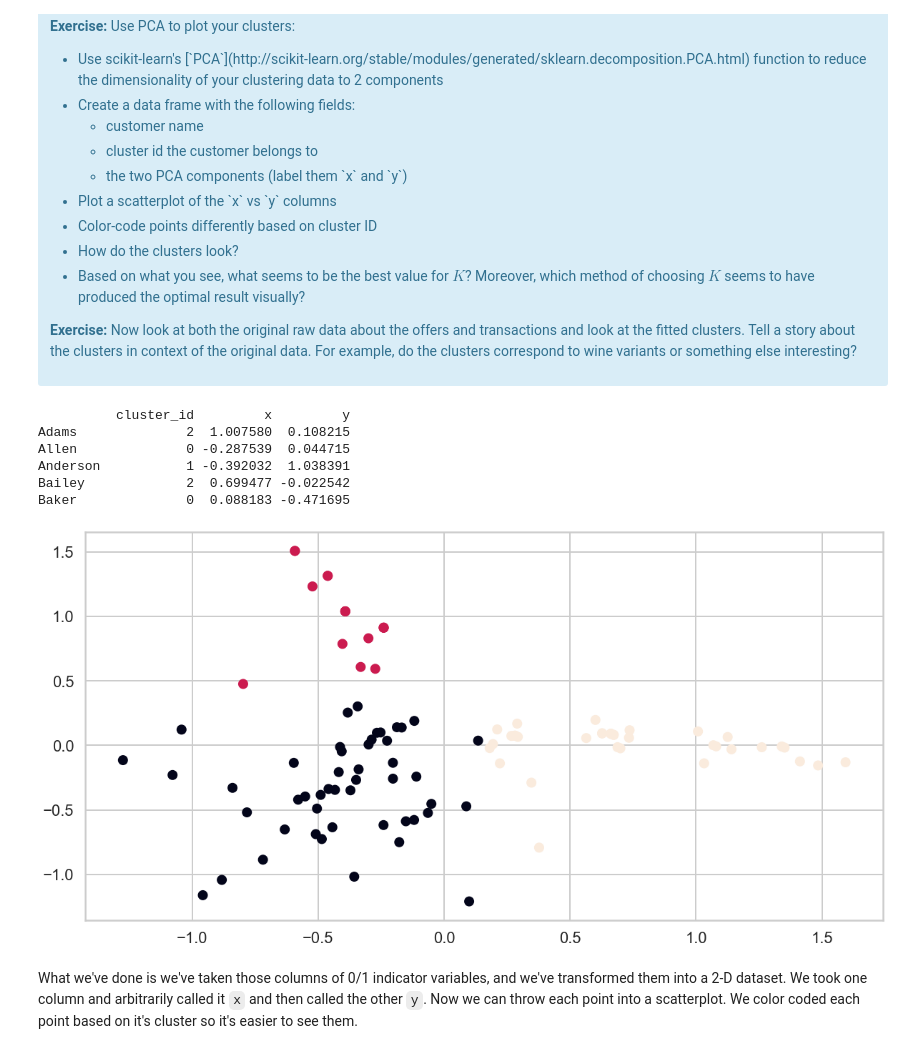
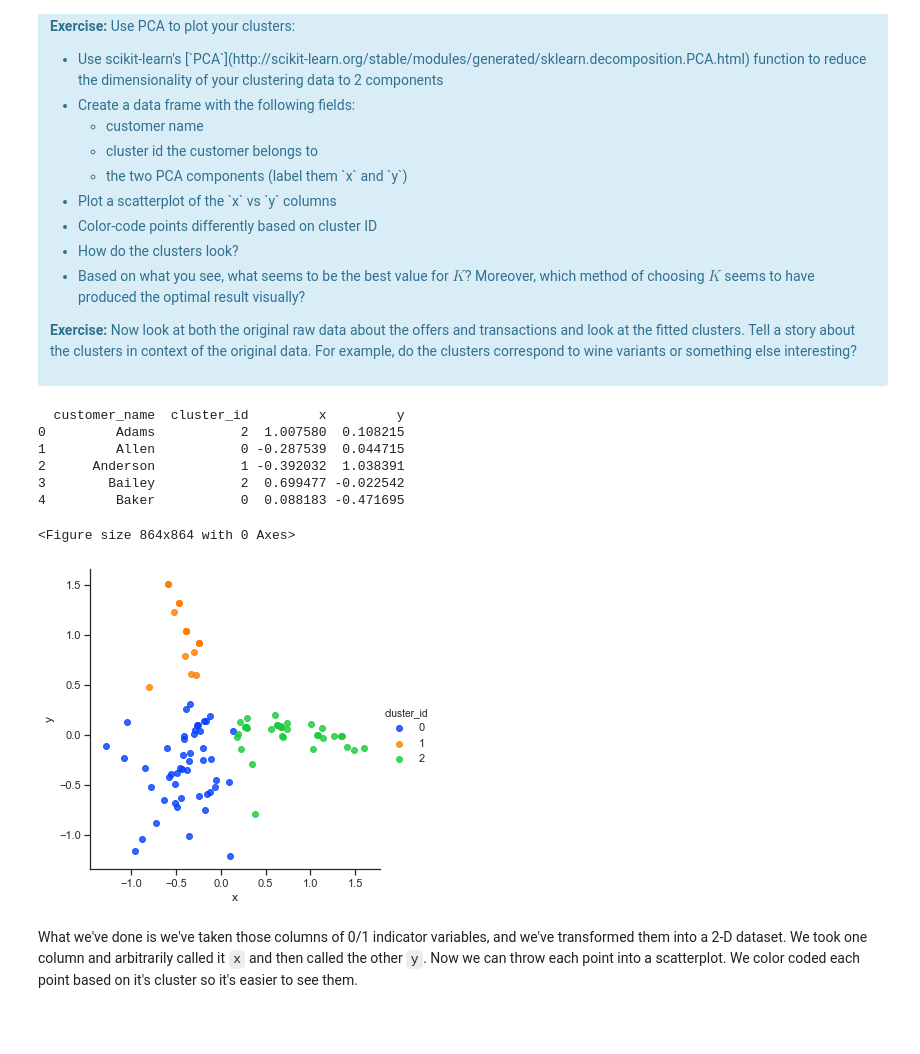
Before and after one commit to BhaskarCS/Springboard, a Jupyter notebook: Mini_Projects/Machine_Learning/clustering/Mini_Project_Clustering.ipynb, the cells around one changed output. Drawn from its saved outputs; the diff is of its cells as text; code cells hidden in the pictures; blank space fills up the shorter version.

```diff
--- a/Mini_Projects/Machine_Learning/clustering/Mini_Project_Clustering.ipynb
+++ b/Mini_Projects/Machine_Learning/clustering/Mini_Project_Clustering.ipynb
@@ -364,24 +381,31 @@ pca_features = pca.fit_transform(df_merged_pt)
 
 customer_names = df_merged_pt.index.values
 
-df = pd.DataFrame(labels, index=customer_names)
-df.columns = ['cluster_id']
+df = pd.DataFrame(customer_names)
+df.columns = ['customer_name']
+df['cluster_id'] = pd.DataFrame(labels)
 df['x'] = pca_features[:,0]
 df['y'] = pca_features[:,1]
 
 print(df.head())
-
-plt.figure(figsize=(20,10))
-scatter = plt.scatter(df['x'], df['y'], c=df['cluster_id'])
-plt.show()
 # %% [output]
-          cluster_id         x         y
-Adams              2  1.007580  0.108215
-Allen              0 -0.287539  0.044715
-Anderson           1 -0.392032  1.038391
-Bailey             2  0.699477 -0.022542
-Baker              0  0.088183 -0.471695
+  customer_name  cluster_id         x         y
+0         Adams           2  1.007580  0.108215
+1         Allen           0 -0.287539  0.044715
+2      Anderson           1 -0.392032  1.038391
+3        Bailey           2  0.699477 -0.022542
+4         Baker           0  0.088183 -0.471695
-[figure, removed]
+# %%
+#set style of plots
+sns.set(style='ticks', palette='bright', context='notebook')
+#plot data with seaborn
+
+plt.figure(figsize=(12,12))
+ax = sns.lmplot(data=df, x='x', y='y', hue='cluster_id', fit_reg=False, legend=True, legend_out=True)
+_ = ax.set_axis_labels("x", "y")
+# %% [output]
+<Figure size 864x864 with 0 Axes>
+[figure, added]
 # %% [markdown]
 What we've done is we've taken those columns of 0/1 indicator variables, and we've transformed them into a 2-D dataset. We took one column and arbitrarily called it `x` and then called the other `y`. Now we can throw each point into a scatterplot. We color coded each point based on it's cluster so it's easier to see them.
 # %% [markdown]
```
Also changed, not shown: parts of 21 cells of this notebook.
